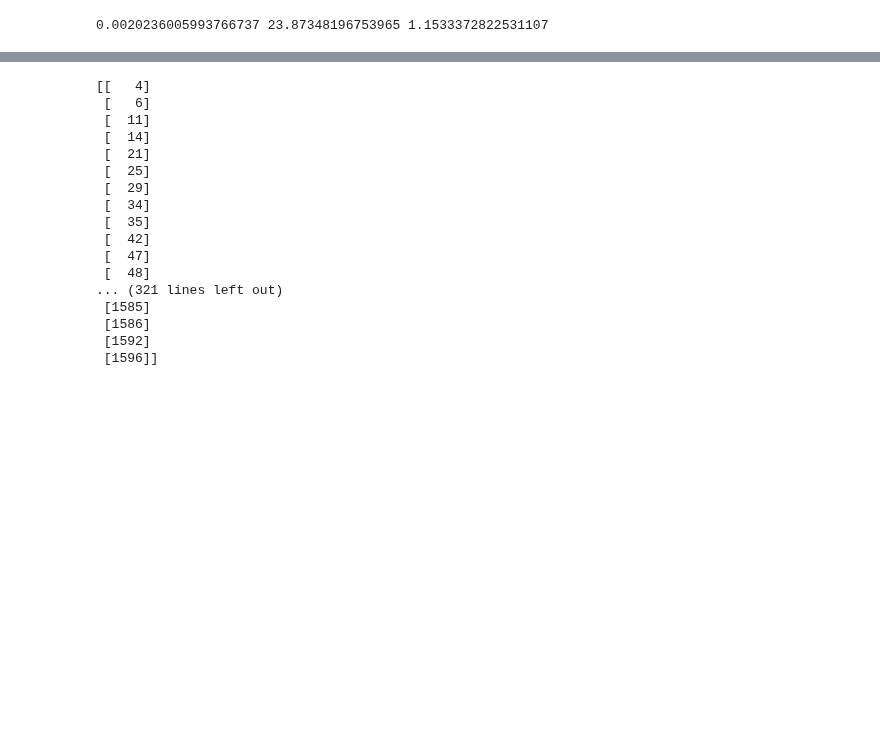
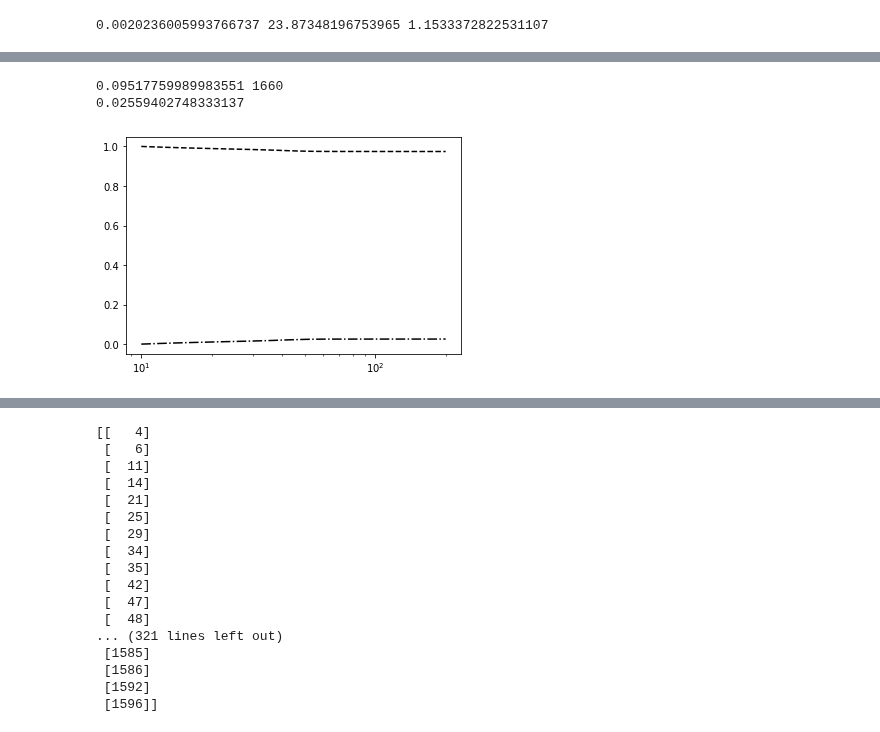
Before and after one commit to Richard-Sti/GSHE_public, a Jupyter notebook: scripts/explore_sampled_trajectories.ipynb, the cells around one changed output, grey strips where cells are left out. Saved outputs shown, nothing was run; the diff lists cells and outputs as text; code cells hidden in the pictures; blank space fills up the shorter version.

```diff
--- a/scripts/explore_sampled_trajectories.ipynb
+++ b/scripts/explore_sampled_trajectories.ipynb
@@ -564,3 +619,21 @@ Text(0, 0.5, 'fraction')
+# %%
+from scipy.integrate import cumtrapz
+
+dNdrho = 1/rhos**2
+norm = cumtrapz(dNdrho,rhos,initial=0)[-1]
+
+print(norm,N_tot)
+
+cum1 = cumtrapz(only1*dNdrho,rhos,initial=0)
+
+plt.semilogx(rhos,cum1/norm/N_tot,'k-.',label='only GSHE')
+plt.plot(rhos,1-cum1/norm/N_tot,'k--',label='only GSHE')
+
+print(cum1[-1]/norm/N_tot)
+# %% [output]
+0.09517759989983551 1660
+0.02559402748333137
+[figure, added]
 # %%
 plt.loglog(rhos,only1/Det_1,'k:')
 plt.grid()
```
Also changed, not shown: parts of 16 cells of this notebook, 1 other file.
